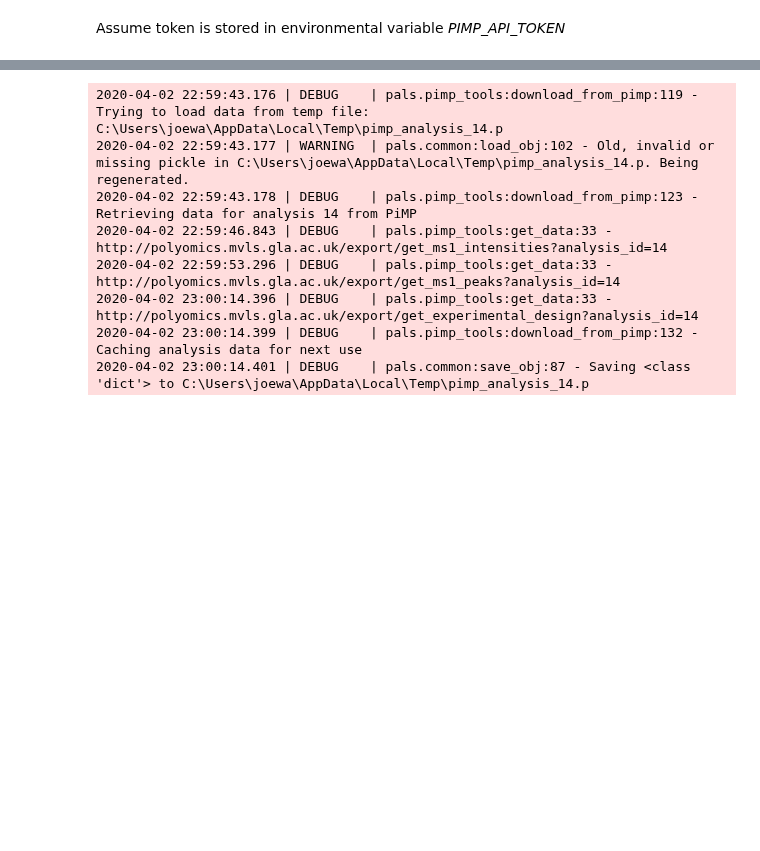
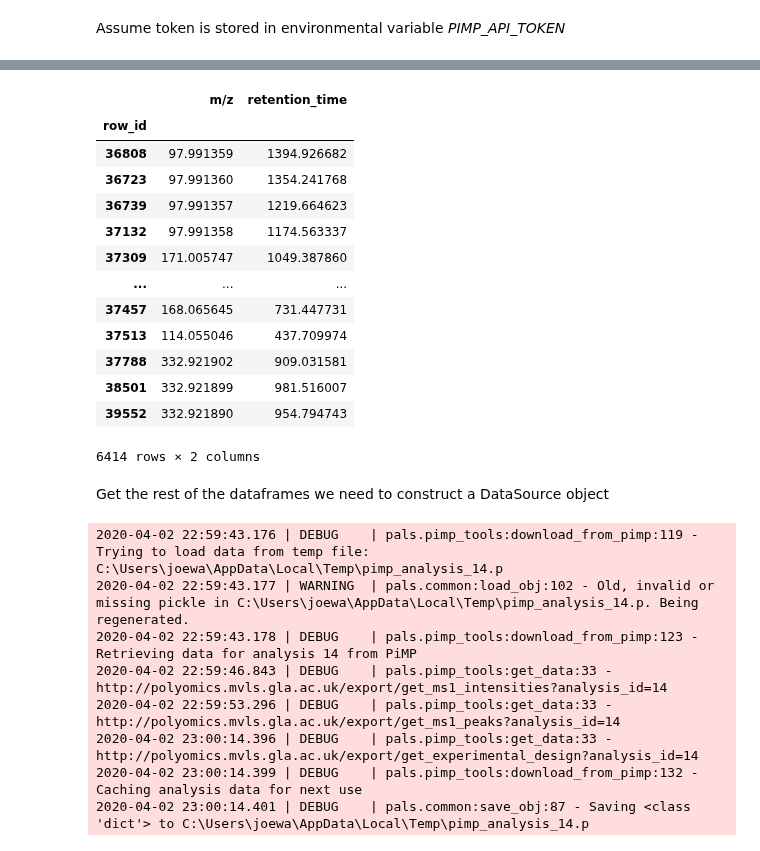
Before and after one commit to glasgowcompbio/PALS, a Jupyter notebook: notebooks/manuscript/PALS_HAT_analysis_paper.ipynb, the cells around one changed output, grey strips where cells are left out. Drawn from its saved outputs; the diff is of its cells as text; code cells hidden in the pictures; blank space fills up the shorter version.

```diff
--- a/notebooks/manuscript/PALS_HAT_analysis_paper.ipynb
+++ b/notebooks/manuscript/PALS_HAT_analysis_paper.ipynb
@@ -38,3 +62,27 @@ analysis_id = 14 # CSF_FIND
+# %%
+ms1_df.rename(columns={
+    'pid': 'row_id',
+    'mass': 'm/z',
+    'rt': 'retention_time'
+}, inplace=True)
+ms1_df[['row_id', 'm/z', 'retention_time']].set_index('row_id')
+# %% [output]
+|  | m/z | retention_time |
+| row_id |  |  |
+| 36808 | 97.991359 | 1394.926682 |
+| 36723 | 97.991360 | 1354.241768 |
+| 36739 | 97.991357 | 1219.664623 |
+| 37132 | 97.991358 | 1174.563337 |
+| 37309 | 171.005747 | 1049.387860 |
+| ... | ... | ... |
+| 37457 | 168.065645 | 731.447731 |
+| 37513 | 114.055046 | 437.709974 |
+| 37788 | 332.921902 | 909.031581 |
+| 38501 | 332.921899 | 981.516007 |
+| 39552 | 332.921890 | 954.794743 |
+6414 rows × 2 columns
+# %% [markdown]
+Get the rest of the dataframes we need to construct a DataSource object
 # %%
 int_df, annotation_df, experimental_design = download_from_pimp(token, PIMP_HOST, analysis_id, 'kegg')
 # %% [output]
```
Also changed, not shown: parts of 4 cells of this notebook.
